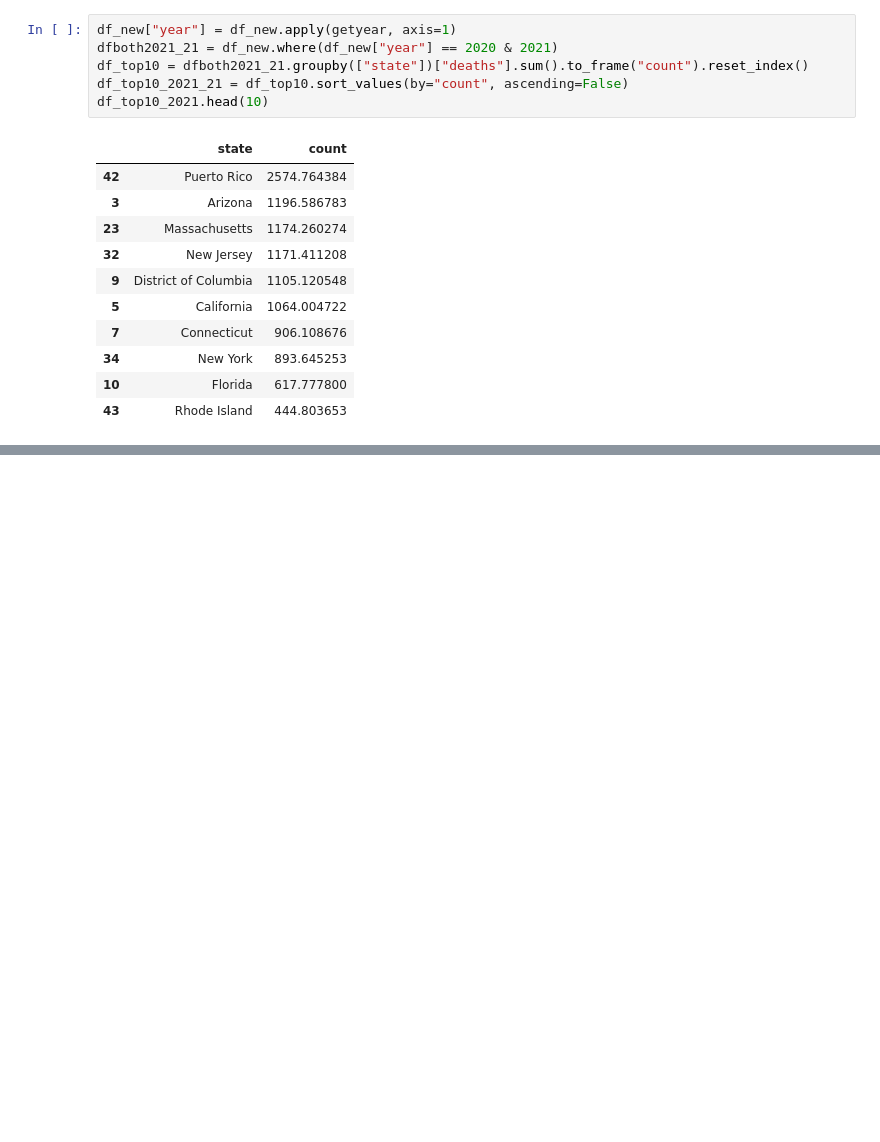
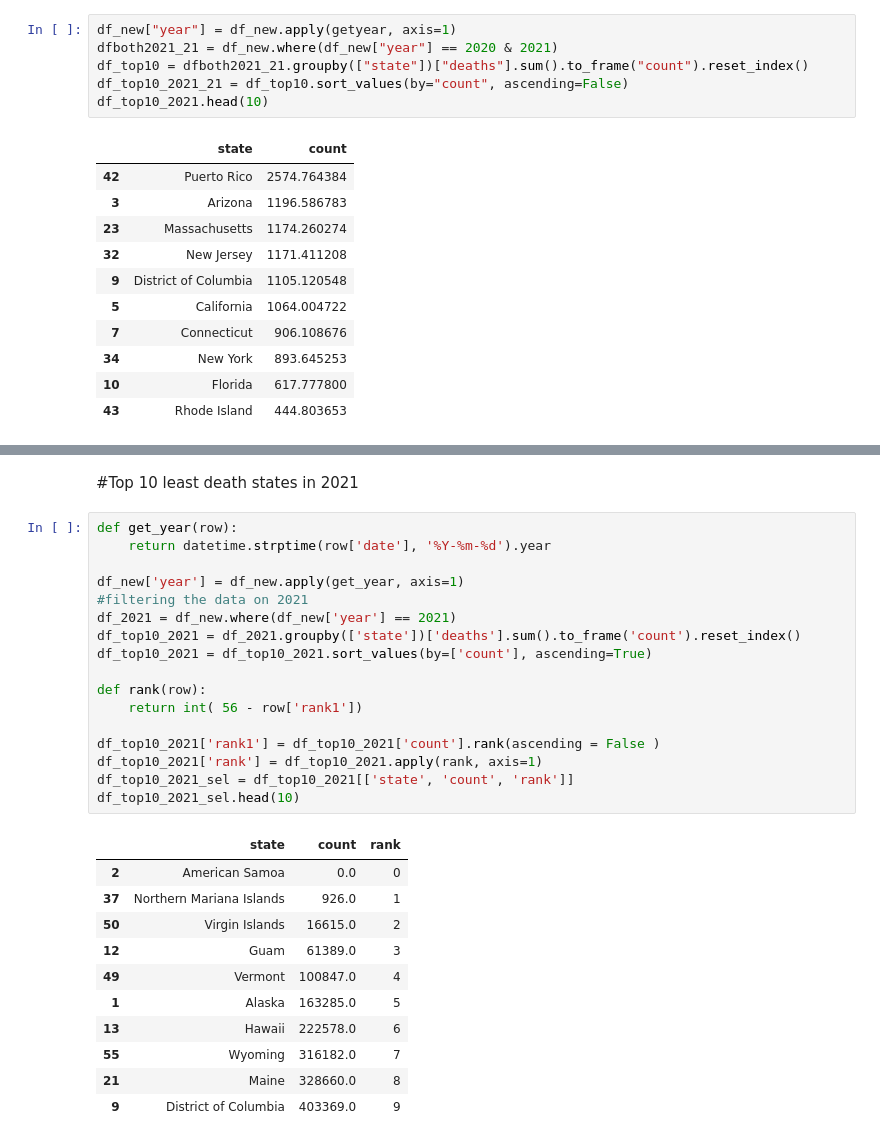
Before and after one commit to aswinudhesh/Data-Analytics, a Jupyter notebook: Corona_Vaccine.ipynb, the cells around one changed output, grey strips where cells are left out. Cells and saved outputs as stored; diff of their text form; blank space fills up the shorter version.

```diff
--- a/Corona_Vaccine.ipynb
+++ b/Corona_Vaccine.ipynb
@@ -153,0 +232,31 @@ df_top10_2021.head(10)
+# %% [markdown]
+#Top 10 least death states in 2021
+# %%
+def get_year(row):
+    return datetime.strptime(row['date'], '%Y-%m-%d').year
+
+df_new['year'] = df_new.apply(get_year, axis=1)
+#filtering the data on 2021
+df_2021 = df_new.where(df_new['year'] == 2021)
+df_top10_2021 = df_2021.groupby(['state'])['deaths'].sum().to_frame('count').reset_index()
+df_top10_2021 = df_top10_2021.sort_values(by=['count'], ascending=True)
+
+def rank(row):
+    return int( 56 - row['rank1'])
+
+df_top10_2021['rank1'] = df_top10_2021['count'].rank(ascending = False )
+df_top10_2021['rank'] = df_top10_2021.apply(rank, axis=1)
+df_top10_2021_sel = df_top10_2021[['state', 'count', 'rank']]
+df_top10_2021_sel.head(10)
+# %% [output]
+|  | state | count | rank |
+| 2 | American Samoa | 0.0 | 0 |
+| 37 | Northern Mariana Islands | 926.0 | 1 |
+| 50 | Virgin Islands | 16615.0 | 2 |
+| 12 | Guam | 61389.0 | 3 |
+| 49 | Vermont | 100847.0 | 4 |
+| 1 | Alaska | 163285.0 | 5 |
+| 13 | Hawaii | 222578.0 | 6 |
+| 55 | Wyoming | 316182.0 | 7 |
+| 21 | Maine | 328660.0 | 8 |
+| 9 | District of Columbia | 403369.0 | 9 |
```
Also changed, not shown: parts of 12 cells of this notebook.
